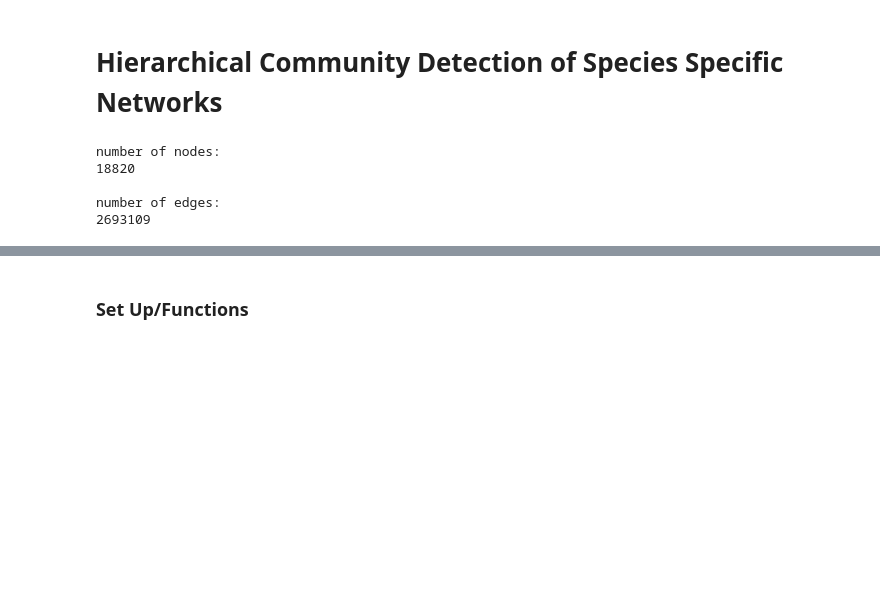
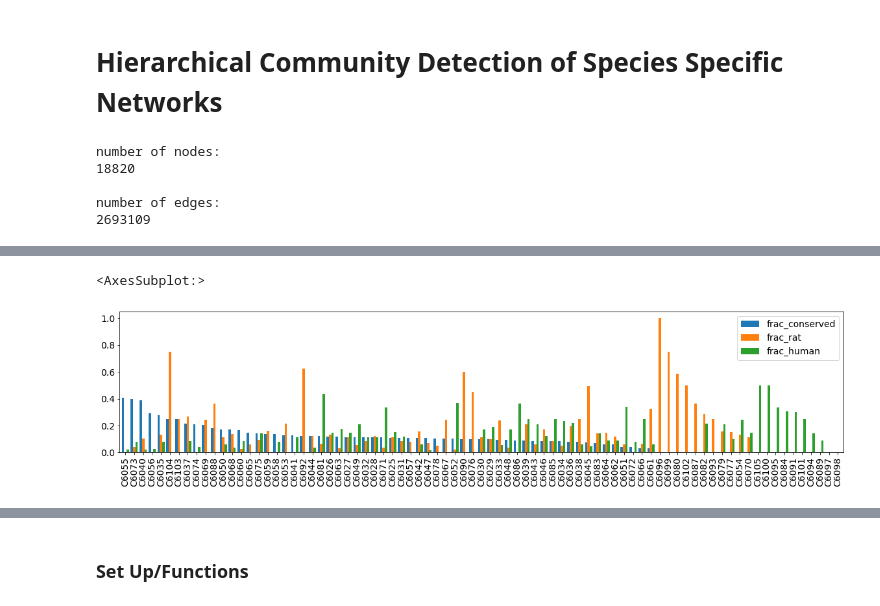
Before and after one commit to sarah-n-wright/CrossSpeciesBMI, a Jupyter notebook: Notebooks/3_Species_Specific_BMI_Networks.ipynb, the cells around one changed output, grey strips where cells are left out. Saved outputs shown, nothing was run; the diff lists cells and outputs as text; code cells hidden in the pictures; blank space fills up the shorter version.

```diff
--- a/Notebooks/3_Species_Specific_BMI_Networks.ipynb
+++ b/Notebooks/3_Species_Specific_BMI_Networks.ipynb
@@ -262,0 +387,4 @@ data_all.head()
+# %%
+G_all = G.subgraph(nodes=data.loc[(data.NPS_r > rat_only["rat"]) | (data.NPS_h > human_only["human"])].index)
+G_all_cx = ndex2.create_nice_cx_from_networkx(G_all)
+G_all_cx.set_name("Combined")
@@ -262,0 +401,2 @@ data_all.head()
+# %%
+G_all_hier, all_hier_df = create_hierarchy(G_all_cx, max_resolution=10)
@@ -262,0 +485,6 @@ data_all.head()
+# %%
+all_hier_df["CD_MemberList"] = all_hier_df.CD_MemberList.apply(lambda x: x.split(" "))
+# %%
+all_hier_df["frac_conserved"] = all_hier_df.CD_MemberList.apply(lambda x: len(data.loc[(data.index.isin(x)) & (data.subgraph=="Conserved")].index.values)/len(x))
+all_hier_df["frac_rat"] = all_hier_df.CD_MemberList.apply(lambda x: len(data.loc[(data.index.isin(x)) & (data.subgraph=="Rat-Only")].index.values)/len(x))
+all_hier_df["frac_human"] = all_hier_df.CD_MemberList.apply(lambda x: len(data.loc[(data.index.isin(x)) & (data.subgraph=="Human-Only")].index.values)/len(x))
@@ -262,0 +500,6 @@ data_all.head()
+# %%
+fig, ax = plt.subplots(nrows=1, ncols=1, figsize=(20, 4))
+all_hier_df.sort_values(by=["frac_conserved", "frac_rat", "frac_human"], ascending=False).loc[:, ("frac_conserved", "frac_rat", "frac_human")].plot.bar(ax=ax, width=0.8)
+# %% [output]
+<AxesSubplot:>
+[figure, added]
```
Also changed, not shown: parts of 40 cells of this notebook.
